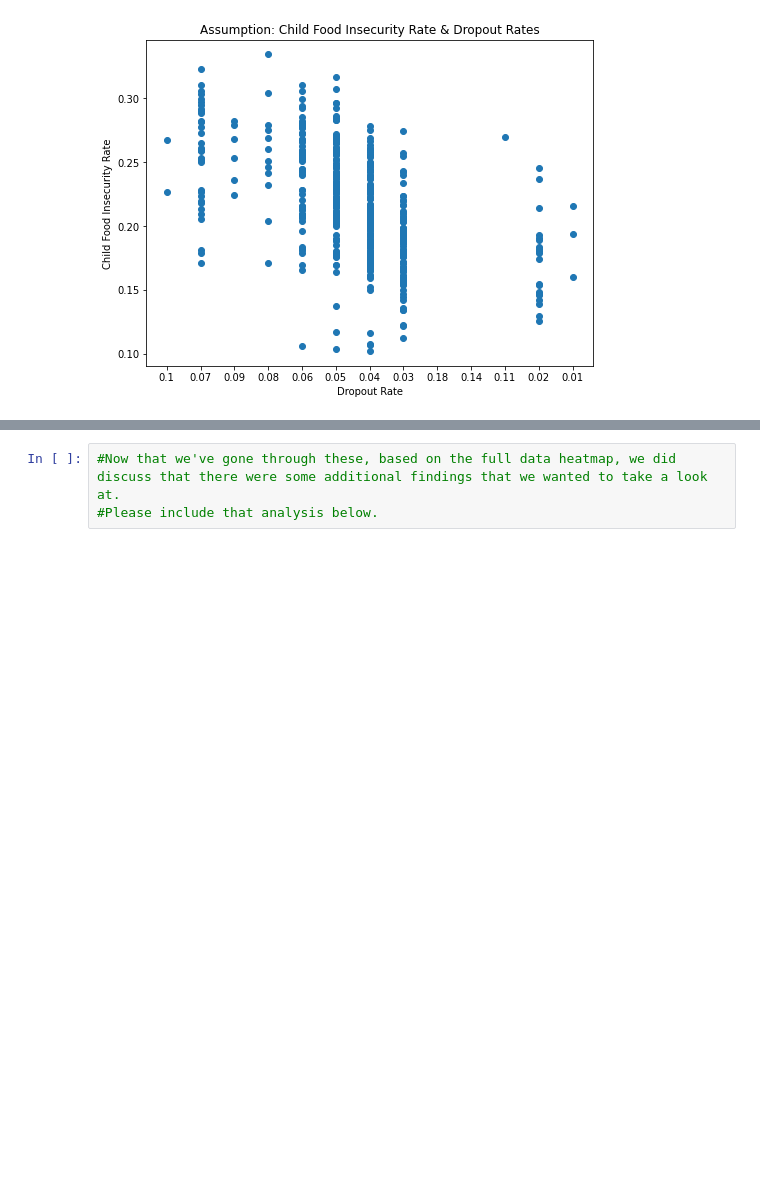
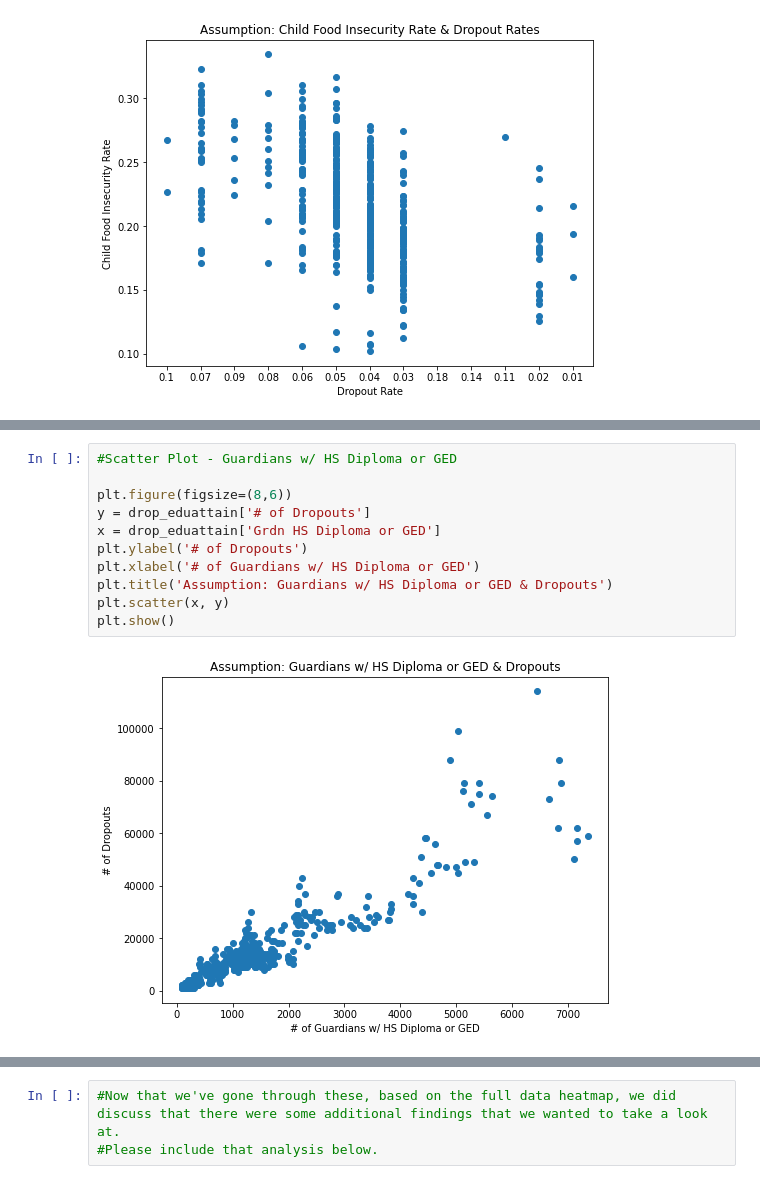
Before and after one commit to KaylynneHatch/ds4a81_project, a Jupyter notebook: Final_Data_Code/TESTS_COMP_PLOTS.ipynb, the cells around one changed output, grey strips where cells are left out. Saved outputs shown, nothing was run; the diff lists cells and outputs as text; blank space fills up the shorter version.

```diff
--- a/Final_Data_Code/TESTS_COMP_PLOTS.ipynb
+++ b/Final_Data_Code/TESTS_COMP_PLOTS.ipynb
@@ -115,0 +121,13 @@ plt.show()
+# %%
+#Scatter Plot - Guardians w/ HS Diploma or GED
+
+plt.figure(figsize=(8,6))
+y = drop_eduattain['# of Dropouts']
+x = drop_eduattain['Grdn HS Diploma or GED']
+plt.ylabel('# of Dropouts')
+plt.xlabel('# of Guardians w/ HS Diploma or GED')
+plt.title('Assumption: Guardians w/ HS Diploma or GED & Dropouts')
+plt.scatter(x, y)
+plt.show()
+# %% [output]
+[figure, added]
```
Also changed, not shown: parts of 12 cells of this notebook.
